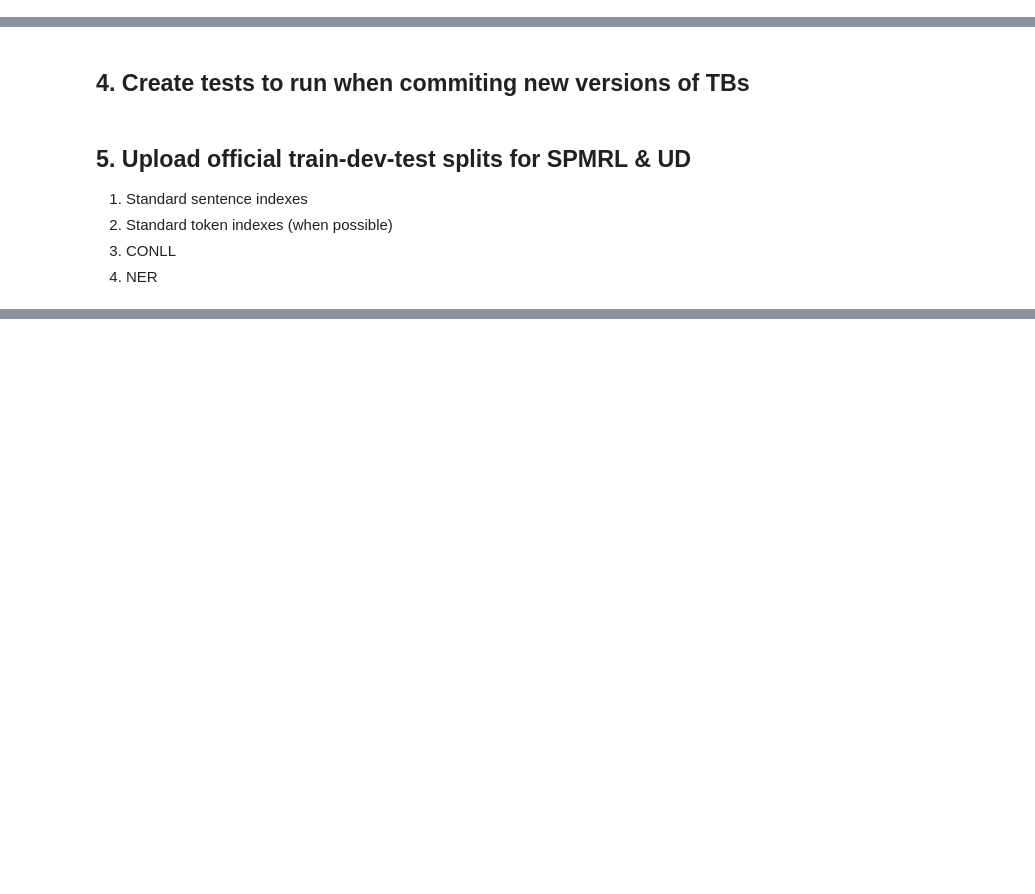
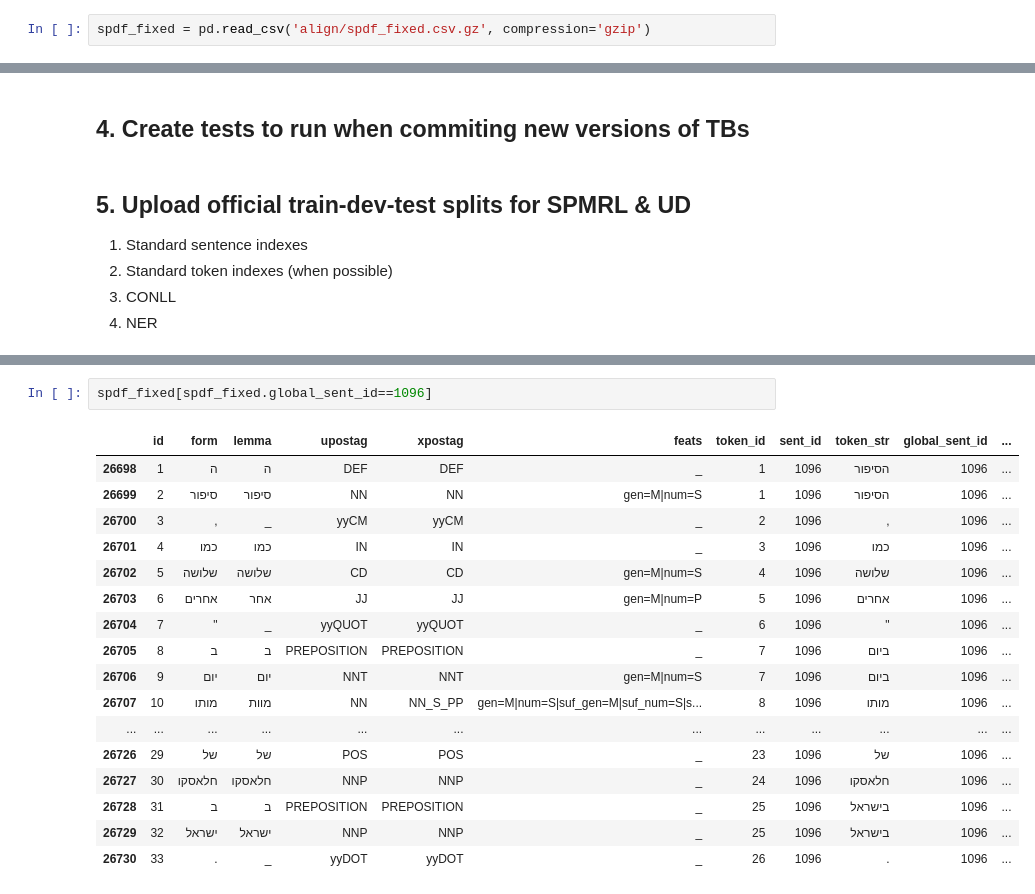
Before and after one commit to cjer/NER, a Jupyter notebook: 17_treebank_alignments.ipynb, the cells around one changed output, grey strips where cells are left out. Drawn from its saved outputs; the diff is of its cells as text; blank space fills up the shorter version.

```diff
--- a/17_treebank_alignments.ipynb
+++ b/17_treebank_alignments.ipynb
@@ -1728,0 +1774,2 @@ spdf_fixed['ner_escaped'] = spdf_fixed.ner.str.replace('|', '~')
+# %%
+spdf_fixed = pd.read_csv('align/spdf_fixed.csv.gz', compression='gzip')
@@ -1920,0 +2084,20 @@ with open('align/ud_fixed.conllu', 'w', encoding='utf8') as f:
+# %%
+spdf_fixed[spdf_fixed.global_sent_id==1096]
+# %% [output]
+|  | id | form | lemma | upostag | xpostag | feats | token_id | sent_id | token_str | global_sent_id | ... |
+| 26698 | 1 | ה | ה | DEF | DEF | _ | 1 | 1096 | הסיפור | 1096 | ... |
+| 26699 | 2 | סיפור | סיפור | NN | NN | gen=M|num=S | 1 | 1096 | הסיפור | 1096 | ... |
+| 26700 | 3 | , | _ | yyCM | yyCM | _ | 2 | 1096 | , | 1096 | ... |
+| 26701 | 4 | כמו | כמו | IN | IN | _ | 3 | 1096 | כמו | 1096 | ... |
+| 26702 | 5 | שלושה | שלושה | CD | CD | gen=M|num=S | 4 | 1096 | שלושה | 1096 | ... |
+| 26703 | 6 | אחרים | אחר | JJ | JJ | gen=M|num=P | 5 | 1096 | אחרים | 1096 | ... |
+| 26704 | 7 | " | _ | yyQUOT | yyQUOT | _ | 6 | 1096 | " | 1096 | ... |
+| 26705 | 8 | ב | ב | PREPOSITION | PREPOSITION | _ | 7 | 1096 | ביום | 1096 | ... |
+| 26706 | 9 | יום | יום | NNT | NNT | gen=M|num=S | 7 | 1096 | ביום | 1096 | ... |
+| 26707 | 10 | מותו | מוות | NN | NN_S_PP | gen=M|num=S|suf_gen=M|suf_num=S|s... | 8 | 1096 | מותו | 1096 | ... |
+| ... | ... | ... | ... | ... | ... | ... | ... | ... | ... | ... | ... |
+| 26726 | 29 | של | של | POS | POS | _ | 23 | 1096 | של | 1096 | ... |
+| 26727 | 30 | חלאסקו | חלאסקו | NNP | NNP | _ | 24 | 1096 | חלאסקו | 1096 | ... |
+| 26728 | 31 | ב | ב | PREPOSITION | PREPOSITION | _ | 25 | 1096 | בישראל | 1096 | ... |
+| 26729 | 32 | ישראל | ישראל | NNP | NNP | _ | 25 | 1096 | בישראל | 1096 | ... |
+| 26730 | 33 | . | _ | yyDOT | yyDOT | _ | 26 | 1096 | . | 1096 | ... |
```
Also changed, not shown: parts of 37 cells of this notebook, 16 other files.
